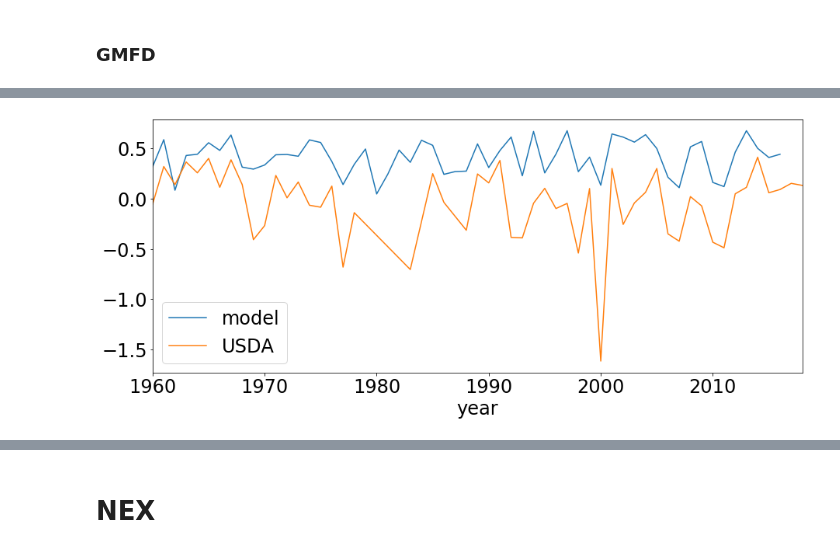
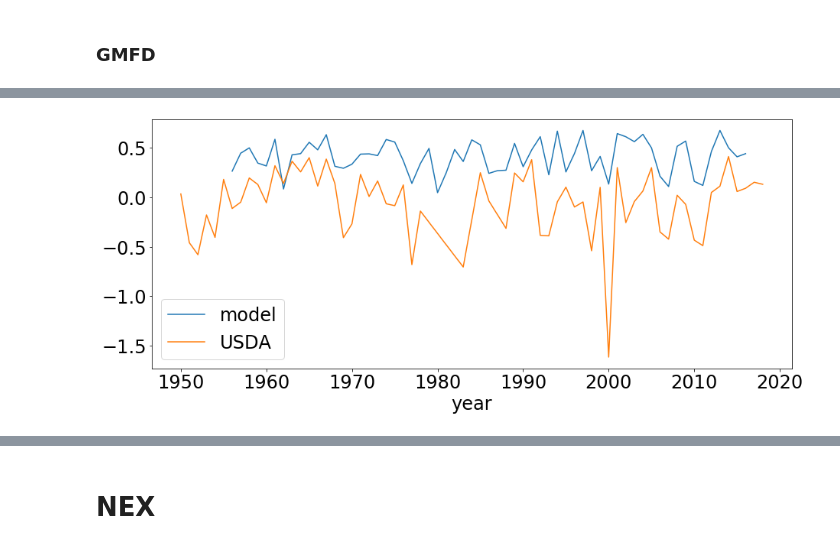
Before and after one commit to david0811/climag, a Jupyter notebook: data/ACI_output/processing.ipynb, the cells around one changed output, grey strips where cells are left out. Drawn from its saved outputs; the diff is of its cells as text; code cells hidden in the pictures.

Commit message:
updated GMFD yield results to include all years

```diff
--- a/data/ACI_output/processing.ipynb
+++ b/data/ACI_output/processing.ipynb
@@ -15,10 +15,9 @@ plt.rcParams.update({'font.size': 24})
 ### GMFD
 # %%
 # Load GMFD data
-gmfd = pd.read_csv("./raw/GMFD/yield_historical_gmfd.csv")
+gmfd = pd.read_csv("../GMFD_calc/output/gmfd_yield_historical.csv")
 gmfd["GEOID"] = gmfd["GEOID"].astype(str).str.zfill(5)
 gmfd.set_index(["GEOID", "Year"], inplace = True)
-gmfd.drop(index = [2017, 2018], level = 1, inplace = True)
 # %%
 # Read in USDA data
 usda = pd.read_csv("../USDA/final/USDA_county_yields_w_county_trends.csv")
@@ -40,12 +39,12 @@ usda.head()
 # %%
 # Testing
 fig, ax = plt.subplots(figsize = (15,6))
 gmfd.query("GEOID == '01007'").reset_index().plot(x = "Year", y = "projected", ax = ax, label = "model")
-usda.query("GEOID == '01007' and year >= 1960").reset_index().plot(x = "year", y = "target_Value", ax = ax, label = "USDA")
+usda.query("GEOID == '01007'").reset_index().plot(x = "year", y = "target_Value", ax = ax, label = "USDA")
 plt.legend()
 plt.show()
 # %% [output]
-[figure, old version]
+[figure, new version]
 # %%
 # Offset by means (equivalent to minimising sum of square of residuals)
 gmfd["projected_offset"] = 0.0
```
Also changed, not shown: parts of 3 cells of this notebook, 6 other files.
